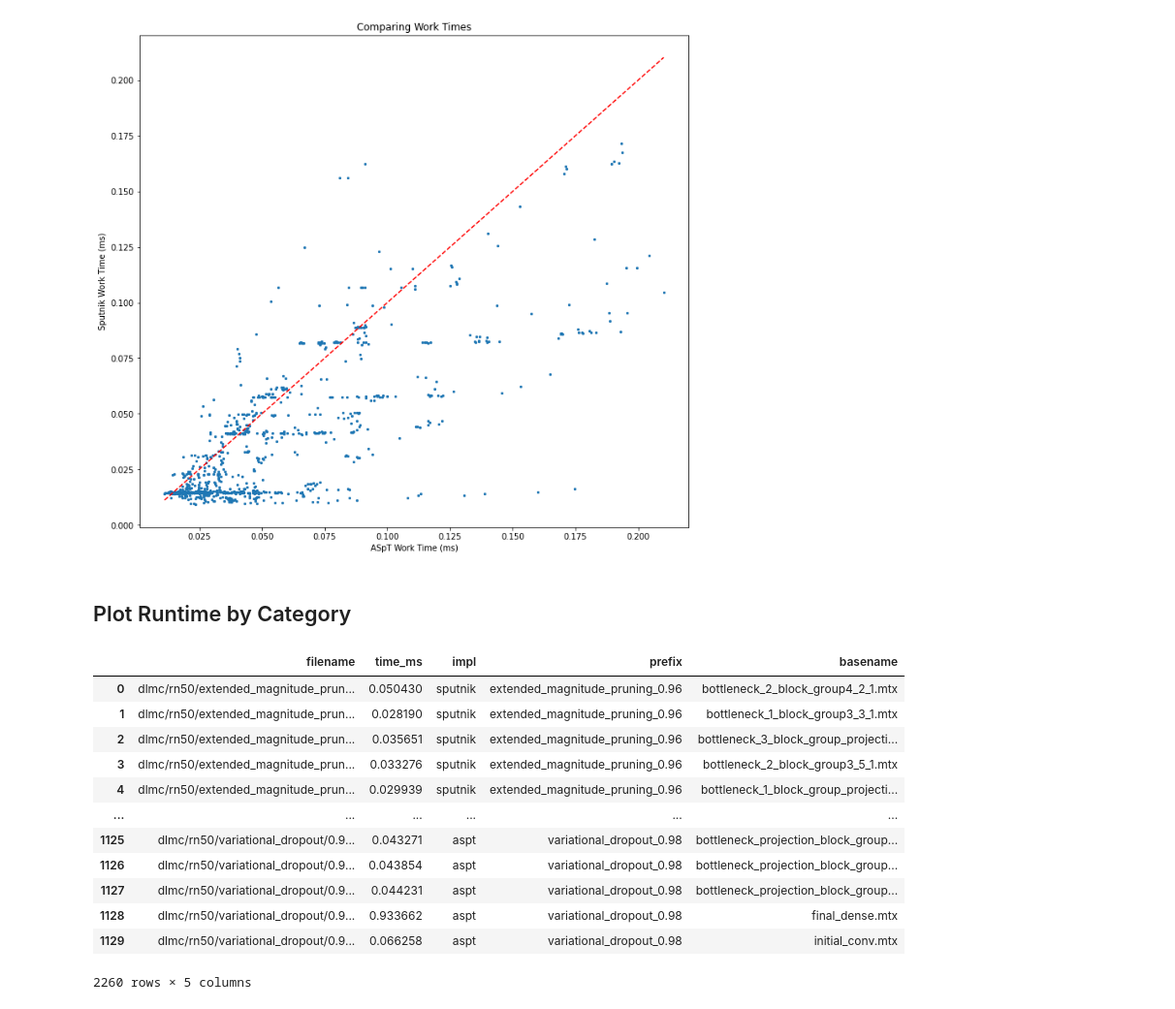
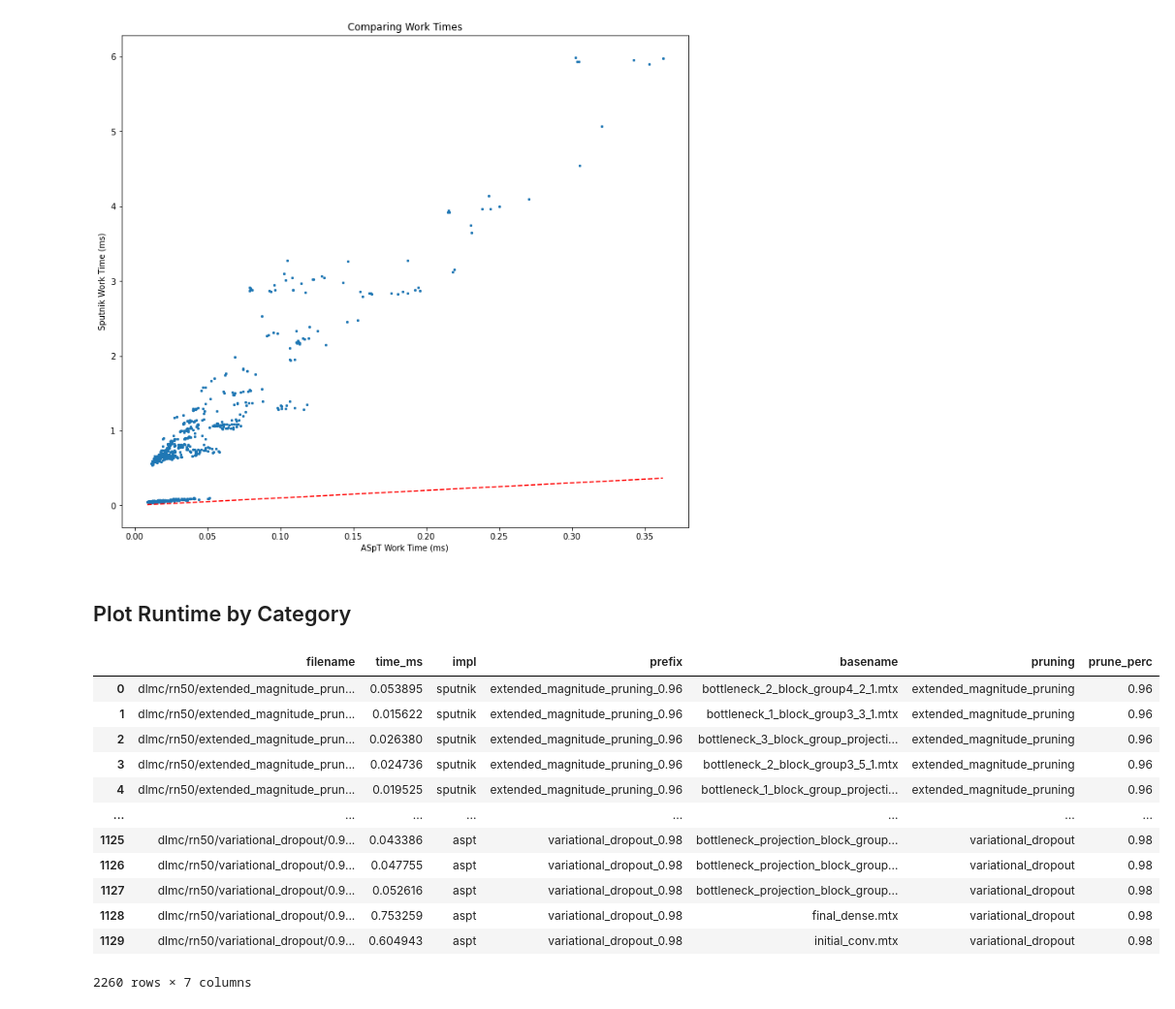
Before and after one commit to AdamAdli/cuda-benchmarks, a Jupyter notebook: benchmark/benchmark_plot.ipynb, the cells around one changed output. Shown at 97% size. Drawn from its saved outputs; the diff is of its cells as text; code cells hidden in the pictures.

```diff
--- a/benchmark/benchmark_plot.ipynb
+++ b/benchmark/benchmark_plot.ipynb
@@ -6,12 +6,13 @@ import glob
 import os
 # %%
 files = {
-    'sputnik': "Sputnik/rn50_time.csv",
-    'aspt': "aspt/measurements.csv"
+    "sputnik": "Sputnik/rn50_time_bs_128.csv",
+    'aspt': "../aspt/measurements/measurements_sspmm128.csv"
 }
 
 dfs = dict()
-for f in files: dfs[f] = pd.read_csv(files[f])
+for f in files:
+    dfs[f] = pd.read_csv(files[f])
 # %%
 dfs['sputnik'] = dfs['sputnik'].iloc[: , 1:]
 dfs['sputnik']['filename'] = dfs['sputnik']['filename'].astype("string")
@@ -35,6 +36,7 @@ dfs['sputnik']
 1130 rows × 1 columns
 # %%
-dfs['aspt'] = dfs['aspt'].assign(time_ms=dfs['aspt']['preproc_ms']+dfs['aspt']['work_ms'])
+# dfs['aspt'] = dfs['aspt'].assign(time_ms=dfs['aspt']['preproc_ms']+dfs['aspt']['work_ms'])
+dfs['aspt'] = dfs['aspt'].rename(columns={'total_ms': 'time_ms'})
 dfs['aspt']['filename'] = dfs['aspt']['filename'].astype("string")
 dfs['aspt'] = dfs['aspt'].set_index('filename')
 dfs['aspt'].dtypes
@@ -86,6 +88,6 @@ plt.show()
 # %%
 plt.figure(figsize=(10,9))
-plt.scatter(joined['time_ms_sputnik'], joined['work_ms'], s=5)
+plt.scatter(joined['time_ms_sputnik'], joined['time_ms_aspt'], s=5)
 
 mu, stdev = np.average(joined['time_ms_sputnik']), np.std(joined['time_ms_sputnik'])
 m1, m2 = np.amin(joined['time_ms_sputnik']), np.amax(joined['time_ms_sputnik'])
@@ -98,31 +100,33 @@ plt.title("Comparing Work Times")
 plt.tight_layout(0)
 plt.show()
 # %% [output]
-[figure, old version]
+[figure, new version]
 # %% [markdown]
 ## Plot Runtime by Category
 # %%
 sputnik = dfs['sputnik'].assign(impl='sputnik').reset_index()[['filename', 'time_ms', 'impl']]
 aspt = dfs['aspt'].assign(impl='aspt', time_ms=dfs['aspt']['time_ms']).reset_index()[['filename', 'time_ms', 'impl']]
 merged = pd.concat((sputnik, aspt))
 
 merged = merged.assign(prefix=merged['filename'].apply(lambda fn: f"{fn.split('/')[2]}_{fn.split('/')[3]}"))
 merged = merged.assign(basename=merged['filename'].apply(os.path.basename))
+merged = merged.assign(pruning=merged['prefix'].apply(lambda fn: "_".join(fn.split("_")[:-1])))
+merged = merged.assign(prune_perc=merged['prefix'].apply(lambda fn: fn.split("_")[-1]))
 merged
 # %% [output]
-|  | filename | time_ms | impl | prefix | basename |
-| 0 | dlmc/rn50/extended_magnitude_prun... | 0.050430 | sputnik | extended_magnitude_pruning_0.96 | bottleneck_2_block_group4_2_1.mtx |
-| 1 | dlmc/rn50/extended_magnitude_prun... | 0.028190 | sputnik | extended_magnitude_pruning_0.96 | bottleneck_1_block_group3_3_1.mtx |
-| 2 | dlmc/rn50/extended_magnitude_prun... | 0.035651 | sputnik | extended_magnitude_pruning_0.96 | bottleneck_3_block_group_projecti... |
-| 3 | dlmc/rn50/extended_magnitude_prun... | 0.033276 | sputnik | extended_magnitude_pruning_0.96 | bottleneck_2_block_group3_5_1.mtx |
-| 4 | dlmc/rn50/extended_magnitude_prun... | 0.029939 | sputnik | extended_magnitude_pruning_0.96 | bottleneck_1_block_group_projecti... |
-| ... | ... | ... | ... | ... | ... |
-| 1125 | dlmc/rn50/variational_dropout/0.9... | 0.043271 | aspt | variational_dropout_0.98 | bottleneck_projection_block_group... |
-| 1126 | dlmc/rn50/variational_dropout/0.9... | 0.043854 | aspt | variational_dropout_0.98 | bottleneck_projection_block_group... |
-| 1127 | dlmc/rn50/variational_dropout/0.9... | 0.044231 | aspt | variational_dropout_0.98 | bottleneck_projection_block_group... |
-| 1128 | dlmc/rn50/variational_dropout/0.9... | 0.933662 | aspt | variational_dropout_0.98 | final_dense.mtx |
-| 1129 | dlmc/rn50/variational_dropout/0.9... | 0.066258 | aspt | variational_dropout_0.98 | initial_conv.mtx |
+|  | filename | time_ms | impl | prefix | basename | pruning | prune_perc |
+| 0 | dlmc/rn50/extended_magnitude_prun... | 0.053895 | sputnik | extended_magnitude_pruning_0.96 | bottleneck_2_block_group4_2_1.mtx | extended_magnitude_pruning | 0.96 |
+| 1 | dlmc/rn50/extended_magnitude_prun... | 0.015622 | sputnik | extended_magnitude_pruning_0.96 | bottleneck_1_block_group3_3_1.mtx | extended_magnitude_pruning | 0.96 |
+| 2 | dlmc/rn50/extended_magnitude_prun... | 0.026380 | sputnik | extended_magnitude_pruning_0.96 | bottleneck_3_block_group_projecti... | extended_magnitude_pruning | 0.96 |
+| 3 | dlmc/rn50/extended_magnitude_prun... | 0.024736 | sputnik | extended_magnitude_pruning_0.96 | bottleneck_2_block_group3_5_1.mtx | extended_magnitude_pruning | 0.96 |
+| 4 | dlmc/rn50/extended_magnitude_prun... | 0.019525 | sputnik | extended_magnitude_pruning_0.96 | bottleneck_1_block_group_projecti... | extended_magnitude_pruning | 0.96 |
+| ... | ... | ... | ... | ... | ... | ... | ... |
+| 1125 | dlmc/rn50/variational_dropout/0.9... | 0.043386 | aspt | variational_dropout_0.98 | bottleneck_projection_block_group... | variational_dropout | 0.98 |
+| 1126 | dlmc/rn50/variational_dropout/0.9... | 0.047755 | aspt | variational_dropout_0.98 | bottleneck_projection_block_group... | variational_dropout | 0.98 |
+| 1127 | dlmc/rn50/variational_dropout/0.9... | 0.052616 | aspt | variational_dropout_0.98 | bottleneck_projection_block_group... | variational_dropout | 0.98 |
+| 1128 | dlmc/rn50/variational_dropout/0.9... | 0.753259 | aspt | variational_dropout_0.98 | final_dense.mtx | variational_dropout | 0.98 |
+| 1129 | dlmc/rn50/variational_dropout/0.9... | 0.604943 | aspt | variational_dropout_0.98 | initial_conv.mtx | variational_dropout | 0.98 |
-2260 rows × 5 columns
+2260 rows × 7 columns
 # %%
 prefixes = merged['prefix'].drop_duplicates().tolist()
 
```
Also changed, not shown: parts of 8 cells of this notebook.
